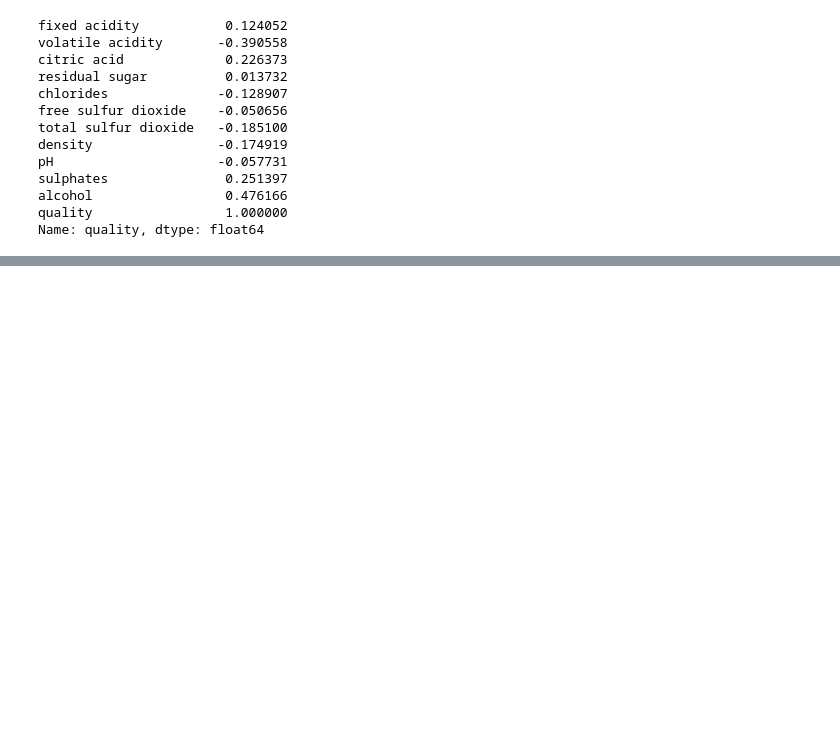
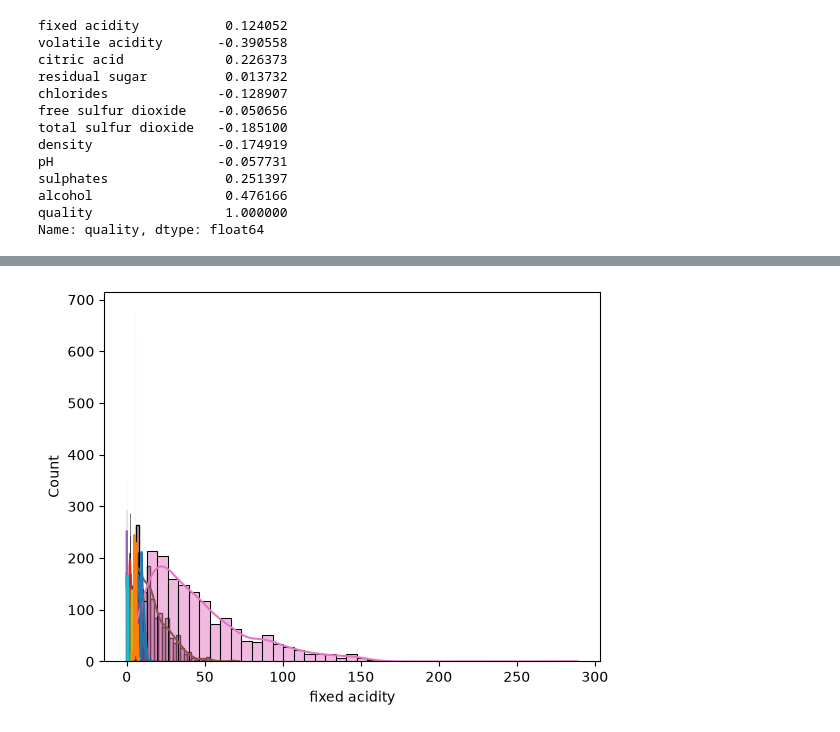
Before and after one commit to SabiahMdk/SabiahDAS, a Jupyter notebook: PYTHON/Feature Eng.ipynb/EDA redwine.ipynb, the cells around one changed output, grey strips where cells are left out. Cells and saved outputs as stored; diff of their text form; code cells hidden in the pictures; blank space fills up the shorter version.

```diff
--- a/PYTHON/Feature Eng.ipynb/EDA redwine.ipynb
+++ b/PYTHON/Feature Eng.ipynb/EDA redwine.ipynb
@@ -178,0 +220,8 @@ Name: quality, dtype: float64
+# %%
+## cheacking their distribution
+for column in df.columns:
+    sns.histplot(df[column],kde=True)
+
+    ### this is for all th distribution
+# %% [output]
+[figure, added]
```
Also changed, not shown: parts of 7 cells of this notebook, 2 other files.
